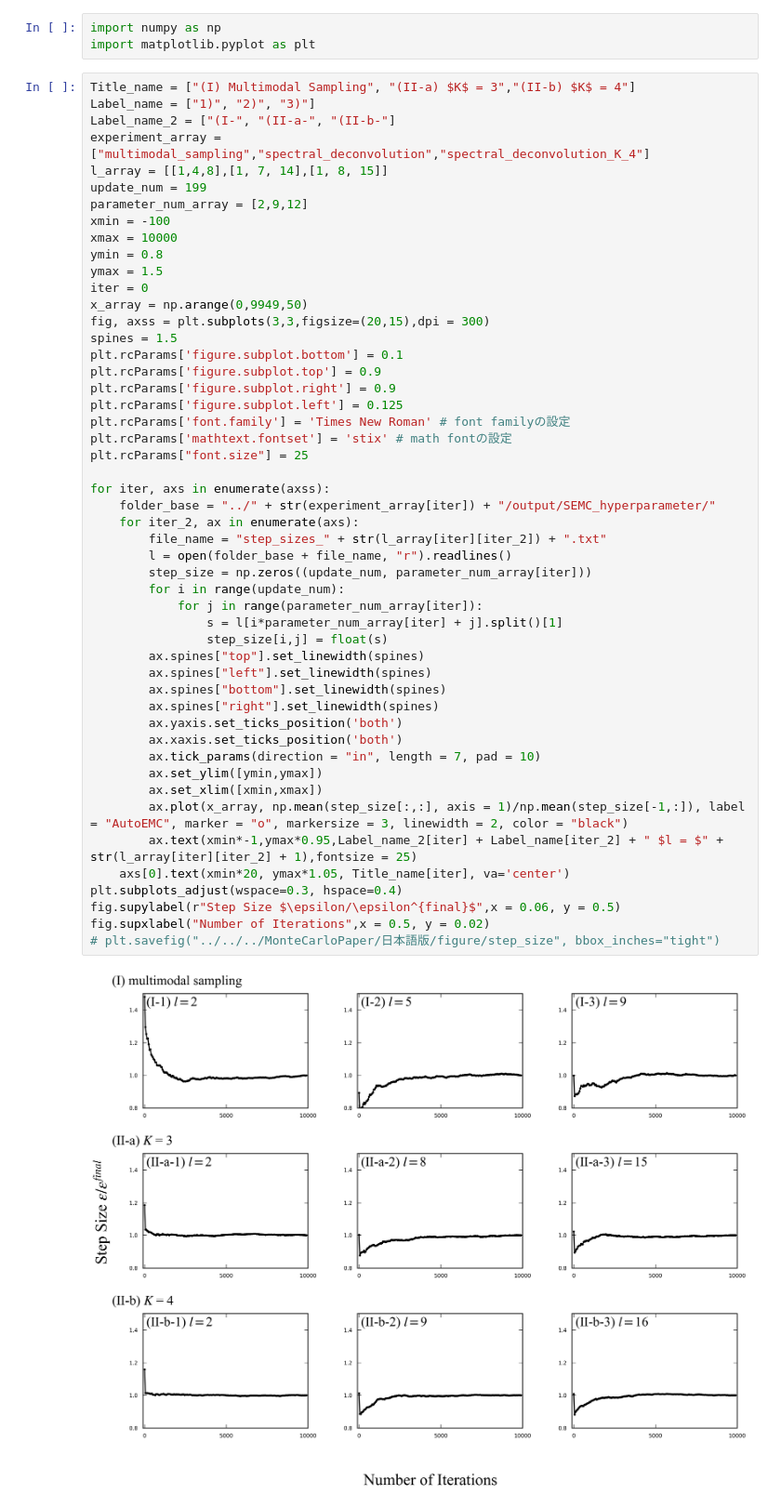
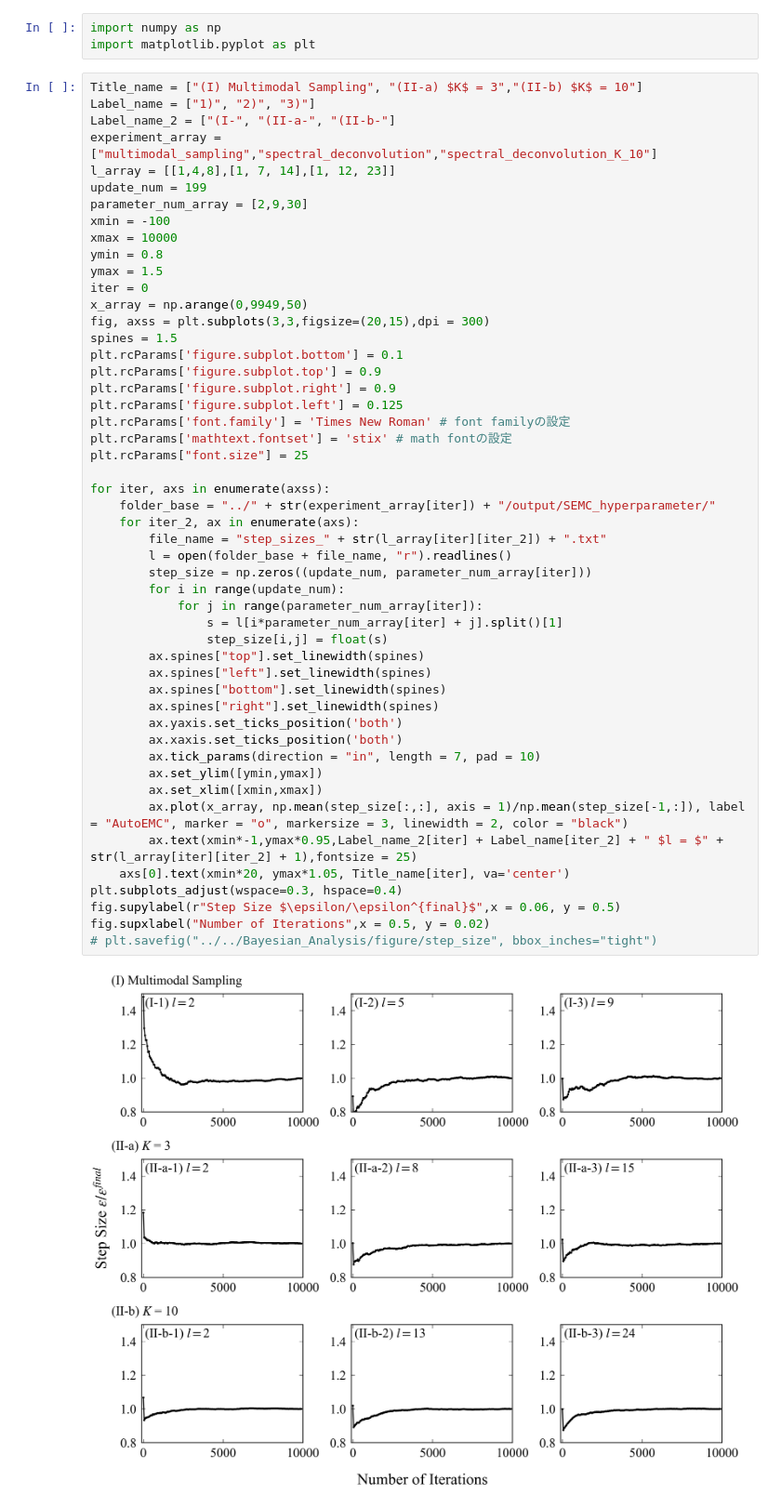
Before and after one commit to nabikatomohiro/SEMC, a Jupyter notebook: show/montecarlo_parameter.ipynb, the cells around one changed output. Shown at 93% size. Cells and saved outputs as stored; diff of their text form.

```diff
--- a/show/montecarlo_parameter.ipynb
+++ b/show/montecarlo_parameter.ipynb
@@ -2,13 +2,13 @@
 import numpy as np
 import matplotlib.pyplot as plt
 # %%
-Title_name = ["(I) Multimodal Sampling", "(II-a) $K$ = 3","(II-b) $K$ = 4"]
+Title_name = ["(I) Multimodal Sampling", "(II-a) $K$ = 3","(II-b) $K$ = 10"]
 Label_name = ["1)", "2)", "3)"]
 Label_name_2 = ["(I-", "(II-a-", "(II-b-"]
-experiment_array = ["multimodal_sampling","spectral_deconvolution","spectral_deconvolution_K_4"]
-l_array = [[1,4,8],[1, 7, 14],[1, 8, 15]]
+experiment_array = ["multimodal_sampling","spectral_deconvolution","spectral_deconvolution_K_10"]
+l_array = [[1,4,8],[1, 7, 14],[1, 12, 23]]
 update_num = 199
-parameter_num_array = [2,9,12]
+parameter_num_array = [2,9,30]
 xmin = -100
 xmax = 10000
 ymin = 0.8
@@ -24,33 +24,33 @@ plt.rcParams['figure.subplot.left'] = 0.125
 plt.rcParams['font.family'] = 'Times New Roman' # font familyの設定
 plt.rcParams['mathtext.fontset'] = 'stix' # math fontの設定
 plt.rcParams["font.size"] = 25
 
 for iter, axs in enumerate(axss):
     folder_base = "../" + str(experiment_array[iter]) + "/output/SEMC_hyperparameter/"
     for iter_2, ax in enumerate(axs):
         file_name = "step_sizes_" + str(l_array[iter][iter_2]) + ".txt"
         l = open(folder_base + file_name, "r").readlines()
         step_size = np.zeros((update_num, parameter_num_array[iter]))
         for i in range(update_num):
             for j in range(parameter_num_array[iter]):
                 s = l[i*parameter_num_array[iter] + j].split()[1]
                 step_size[i,j] = float(s)
         ax.spines["top"].set_linewidth(spines)
         ax.spines["left"].set_linewidth(spines)
         ax.spines["bottom"].set_linewidth(spines)
         ax.spines["right"].set_linewidth(spines)
         ax.yaxis.set_ticks_position('both')
         ax.xaxis.set_ticks_position('both')
         ax.tick_params(direction = "in", length = 7, pad = 10)
         ax.set_ylim([ymin,ymax])
         ax.set_xlim([xmin,xmax])
         ax.plot(x_array, np.mean(step_size[:,:], axis = 1)/np.mean(step_size[-1,:]), label = "AutoEMC", marker = "o", markersize = 3, linewidth = 2, color = "black")
         ax.text(xmin*-1,ymax*0.95,Label_name_2[iter] + Label_name[iter_2] + " $l = $" + str(l_array[iter][iter_2] + 1),fontsize = 25)
     axs[0].text(xmin*20, ymax*1.05, Title_name[iter], va='center')
 plt.subplots_adjust(wspace=0.3, hspace=0.4)
 fig.supylabel(r"Step Size $\epsilon/\epsilon^{final}$",x = 0.06, y = 0.5)
 fig.supxlabel("Number of Iterations",x = 0.5, y = 0.02)
-# plt.savefig("../../../MonteCarloPaper/日本語版/figure/step_size", bbox_inches="tight")
+# plt.savefig("../../Bayesian_Analysis/figure/step_size", bbox_inches="tight")
 # %% [output]
-[figure, old version]
+[figure, new version]
 # %%
```
Also changed, not shown: parts of 3 cells of this notebook, 23 other files.
